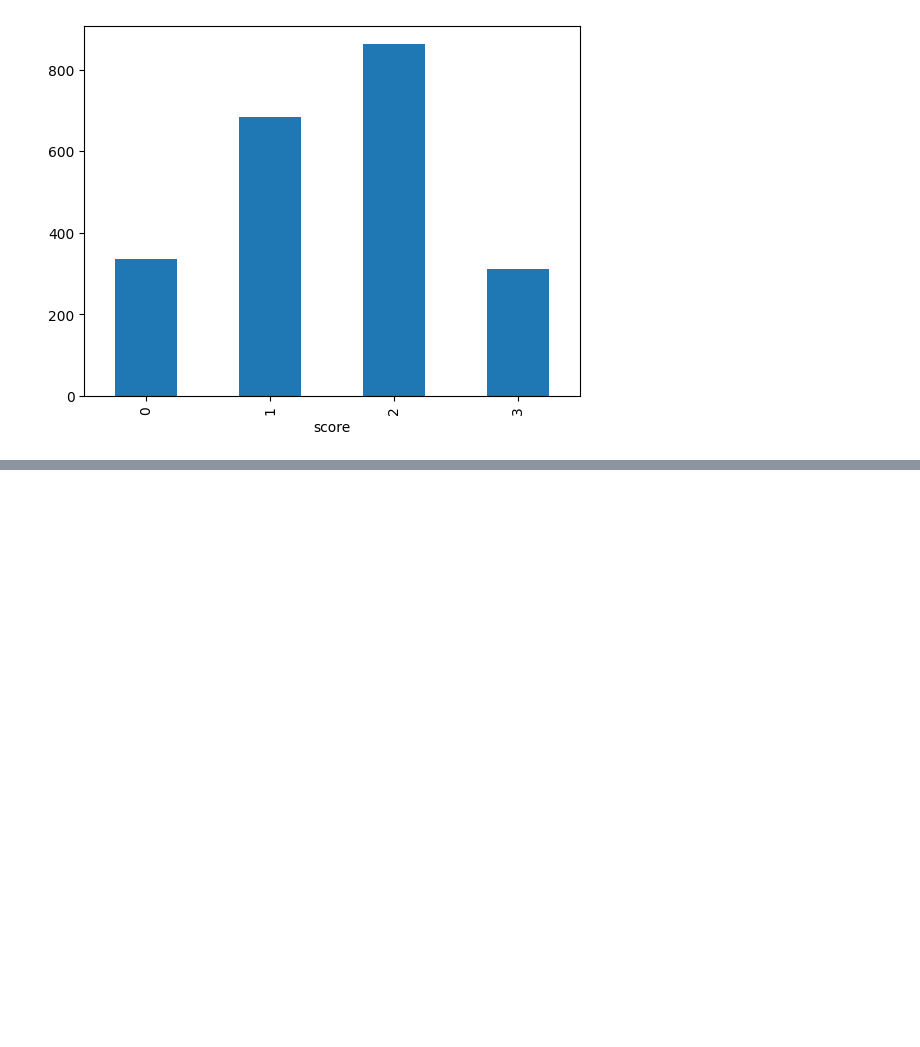
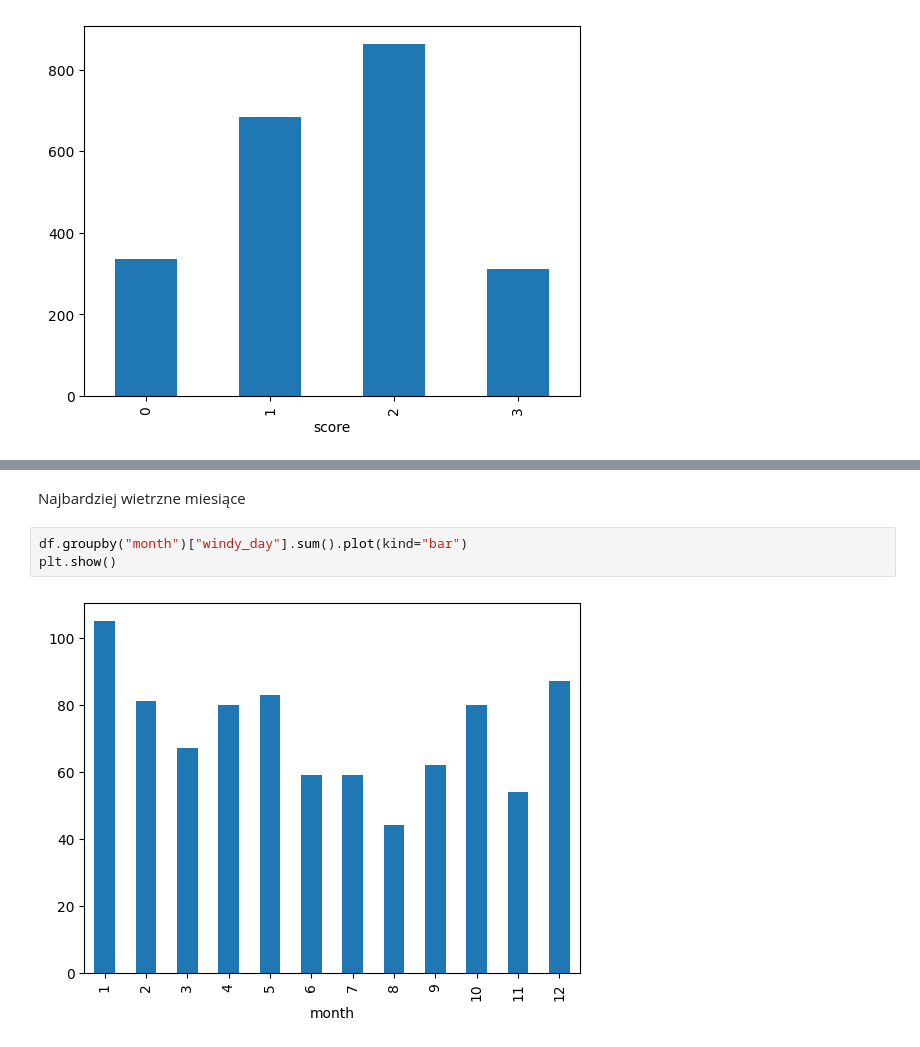
Before and after one commit to dokede/weather, a Jupyter notebook: eda.ipynb, the cells around one changed output, grey strips where cells are left out. Drawn from its saved outputs; the diff is of its cells as text; blank space fills up the shorter version.

```diff
--- a/eda.ipynb
+++ b/eda.ipynb
@@ -93,0 +116,7 @@ plt.show()
+# %% [markdown]
+Najbardziej wietrzne miesiące
+# %%
+df.groupby("month")["windy_day"].sum().plot(kind="bar")
+plt.show()
+# %% [output]
+[figure, added]
```
Also changed, not shown: parts of 23 cells of this notebook.
